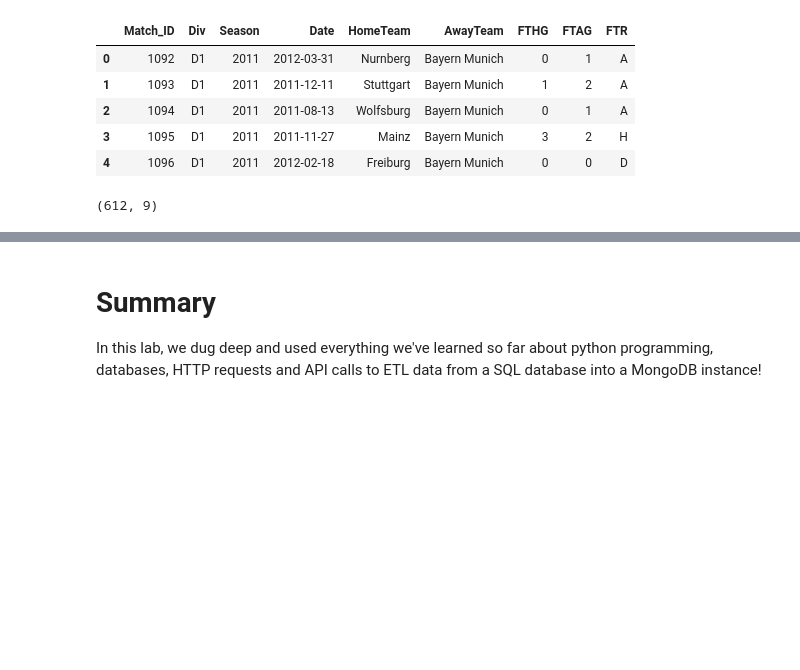
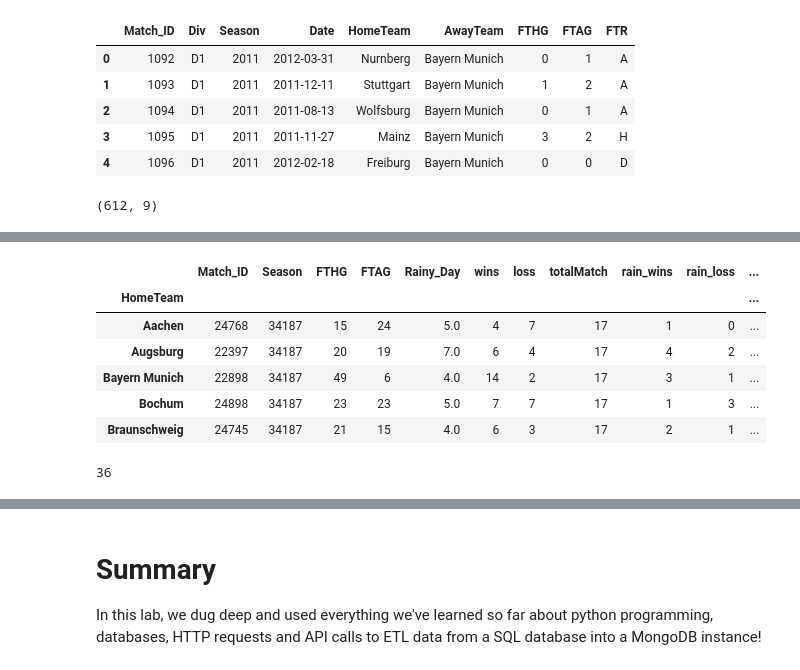
Before and after one commit to AkulAshray/london-ds-100719-M2-project-template, a Jupyter notebook: index.ipynb, the cells around one changed output, grey strips where cells are left out. Drawn from its saved outputs; the diff is of its cells as text; code cells hidden in the pictures; blank space fills up the shorter version.

```diff
--- a/index.ipynb
+++ b/index.ipynb
@@ -162,0 +184,34 @@ Name: FTHG, dtype: int64
+# %%
+# Now we calculate rain_win percentage
+
+def win_percentage(win, loss):
+    total = win + loss
+    return ((win/total)*100).round(2)
+# %%
+match_sum = match_sum.assign(rainWin_percent = lambda x: win_percentage(x['rain_wins'], x['rain_loss']))
+
+match_sum.head()
+# %% [output]
+|  | Match_ID | Season | FTHG | FTAG | Rainy_Day | wins | loss | totalMatch | rain_wins | rain_loss | ... |
+| HomeTeam |  |  |  |  |  |  |  |  |  |  | ... |
+| Aachen | 24768 | 34187 | 15 | 24 | 5.0 | 4 | 7 | 17 | 1 | 0 | ... |
+| Augsburg | 22397 | 34187 | 20 | 19 | 7.0 | 6 | 4 | 17 | 4 | 2 | ... |
+| Bayern Munich | 22898 | 34187 | 49 | 6 | 4.0 | 14 | 2 | 17 | 3 | 1 | ... |
+| Bochum | 24898 | 34187 | 23 | 23 | 5.0 | 7 | 7 | 17 | 1 | 3 | ... |
+| Braunschweig | 24745 | 34187 | 21 | 15 | 4.0 | 6 | 3 | 17 | 2 | 1 | ... |
+# %%
+#first step towards making a database
+teams = df['HomeTeam'].unique()
+team_dict = {}
+for team in teams:
+    data = {'team_name' : team,
+           'total_matches': 0,
+           'total_wins': 0,
+           'total_losses': 0,
+           'total_goals': 0,
+           'rain_win_percent' : 0
+           }
+    team_dict[team] = data
+print(len(team_dict))
+# %% [output]
+36
```
Also changed, not shown: parts of 21 cells of this notebook, 2 other files.
